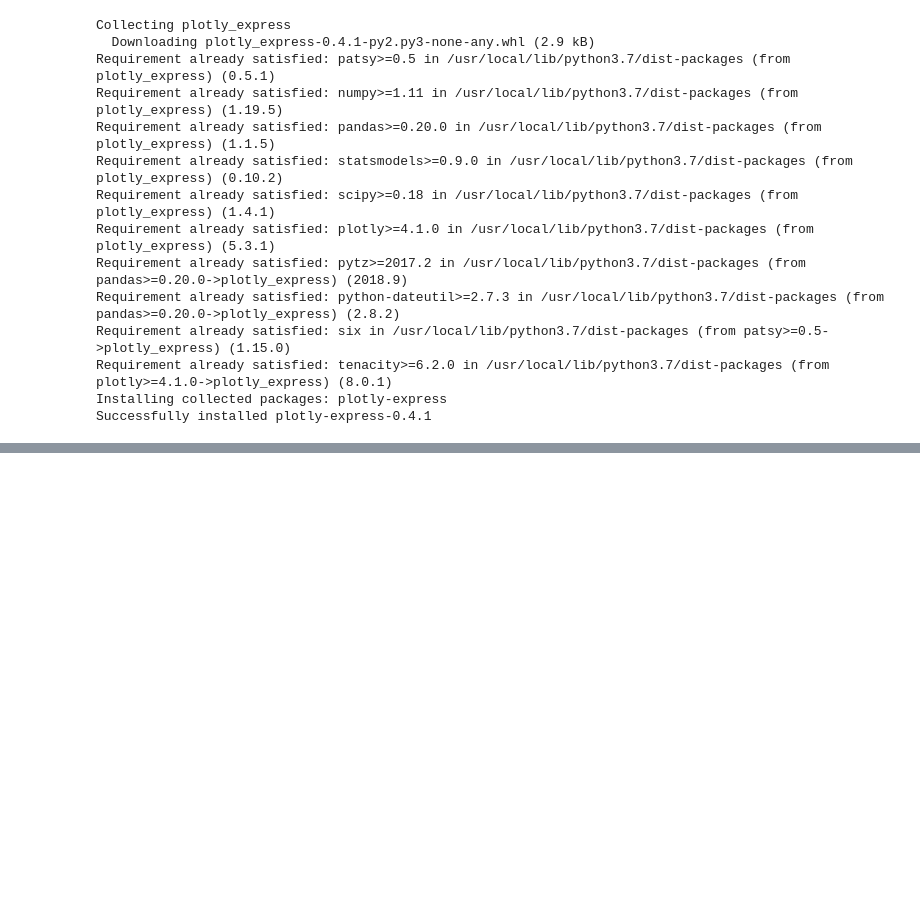
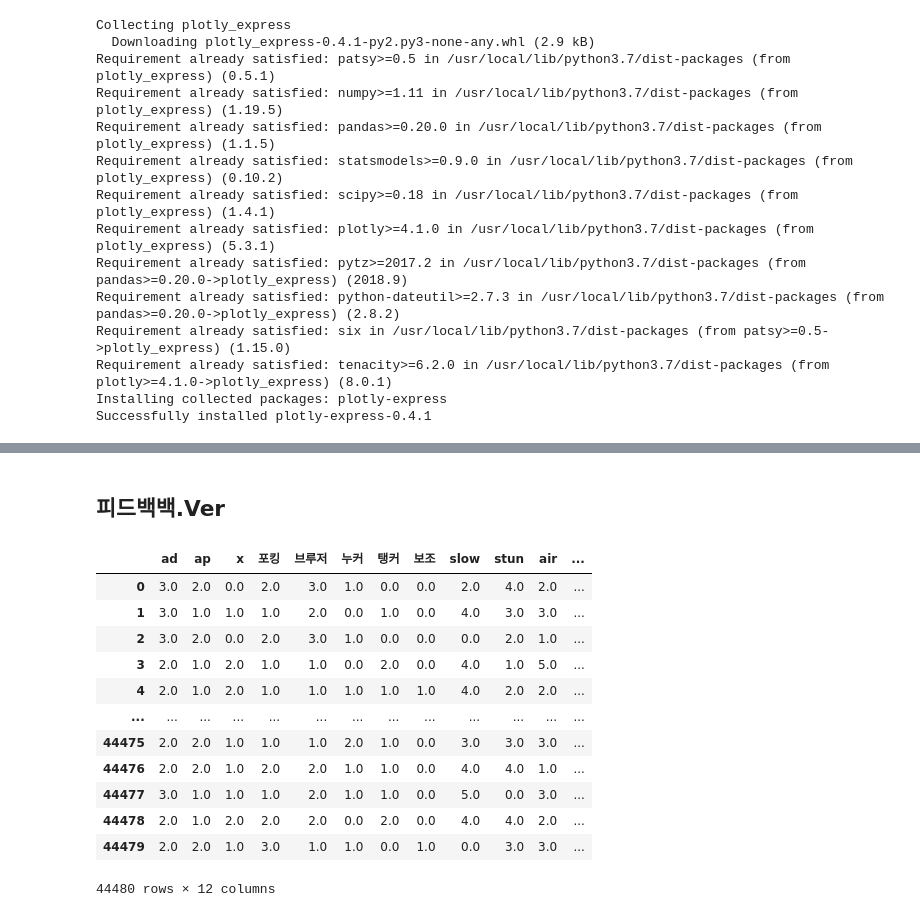
Before and after one commit to cabbi120101/PRJ_OK15GG, a Jupyter notebook: Try/시각화하기_매치.ipynb, the cells around one changed output, grey strips where cells are left out. Drawn from its saved outputs; the diff is of its cells as text; code cells hidden in the pictures; blank space fills up the shorter version.

```diff
--- a/Try/시각화하기_매치.ipynb
+++ b/Try/시각화하기_매치.ipynb
@@ -559,0 +567,3 @@ import pandas as pd
+# %%
+new_tag_mat = pd.read_csv("/content/drive/MyDrive/Colab Notebooks/동욱코드모음/마지막프로젝트/4주차/파생데이터/new_tag_new.csv")
+new_tag_mat.head()
@@ -559,0 +577,4 @@ import pandas as pd
+# %%
+new_tag_mat = new_tag_mat.drop(columns=['Unnamed: 0','id','key'])
+# %%
+new_tag_mat['combi_win'] = new_tag_mat['combi_win']/5
@@ -559,0 +681,2 @@ import pandas as pd
+# %% [markdown]
+## 피드백백.Ver
@@ -559,0 +691,16 @@ import pandas as pd
+# %%
+new_tag_mat
+# %% [output]
+|  | ad | ap | x | 포킹 | 브루저 | 누커 | 탱커 | 보조 | slow | stun | air | ... |
+| 0 | 3.0 | 2.0 | 0.0 | 2.0 | 3.0 | 1.0 | 0.0 | 0.0 | 2.0 | 4.0 | 2.0 | ... |
+| 1 | 3.0 | 1.0 | 1.0 | 1.0 | 2.0 | 0.0 | 1.0 | 0.0 | 4.0 | 3.0 | 3.0 | ... |
+| 2 | 3.0 | 2.0 | 0.0 | 2.0 | 3.0 | 1.0 | 0.0 | 0.0 | 0.0 | 2.0 | 1.0 | ... |
+| 3 | 2.0 | 1.0 | 2.0 | 1.0 | 1.0 | 0.0 | 2.0 | 0.0 | 4.0 | 1.0 | 5.0 | ... |
+| 4 | 2.0 | 1.0 | 2.0 | 1.0 | 1.0 | 1.0 | 1.0 | 1.0 | 4.0 | 2.0 | 2.0 | ... |
+| ... | ... | ... | ... | ... | ... | ... | ... | ... | ... | ... | ... | ... |
+| 44475 | 2.0 | 2.0 | 1.0 | 1.0 | 1.0 | 2.0 | 1.0 | 0.0 | 3.0 | 3.0 | 3.0 | ... |
+| 44476 | 2.0 | 2.0 | 1.0 | 2.0 | 2.0 | 1.0 | 1.0 | 0.0 | 4.0 | 4.0 | 1.0 | ... |
+| 44477 | 3.0 | 1.0 | 1.0 | 1.0 | 2.0 | 1.0 | 1.0 | 0.0 | 5.0 | 0.0 | 3.0 | ... |
+| 44478 | 2.0 | 1.0 | 2.0 | 2.0 | 2.0 | 0.0 | 2.0 | 0.0 | 4.0 | 4.0 | 2.0 | ... |
+| 44479 | 2.0 | 2.0 | 1.0 | 3.0 | 1.0 | 1.0 | 0.0 | 1.0 | 0.0 | 3.0 | 3.0 | ... |
+44480 rows × 12 columns
```
Also changed, not shown: parts of 33 cells of this notebook.
